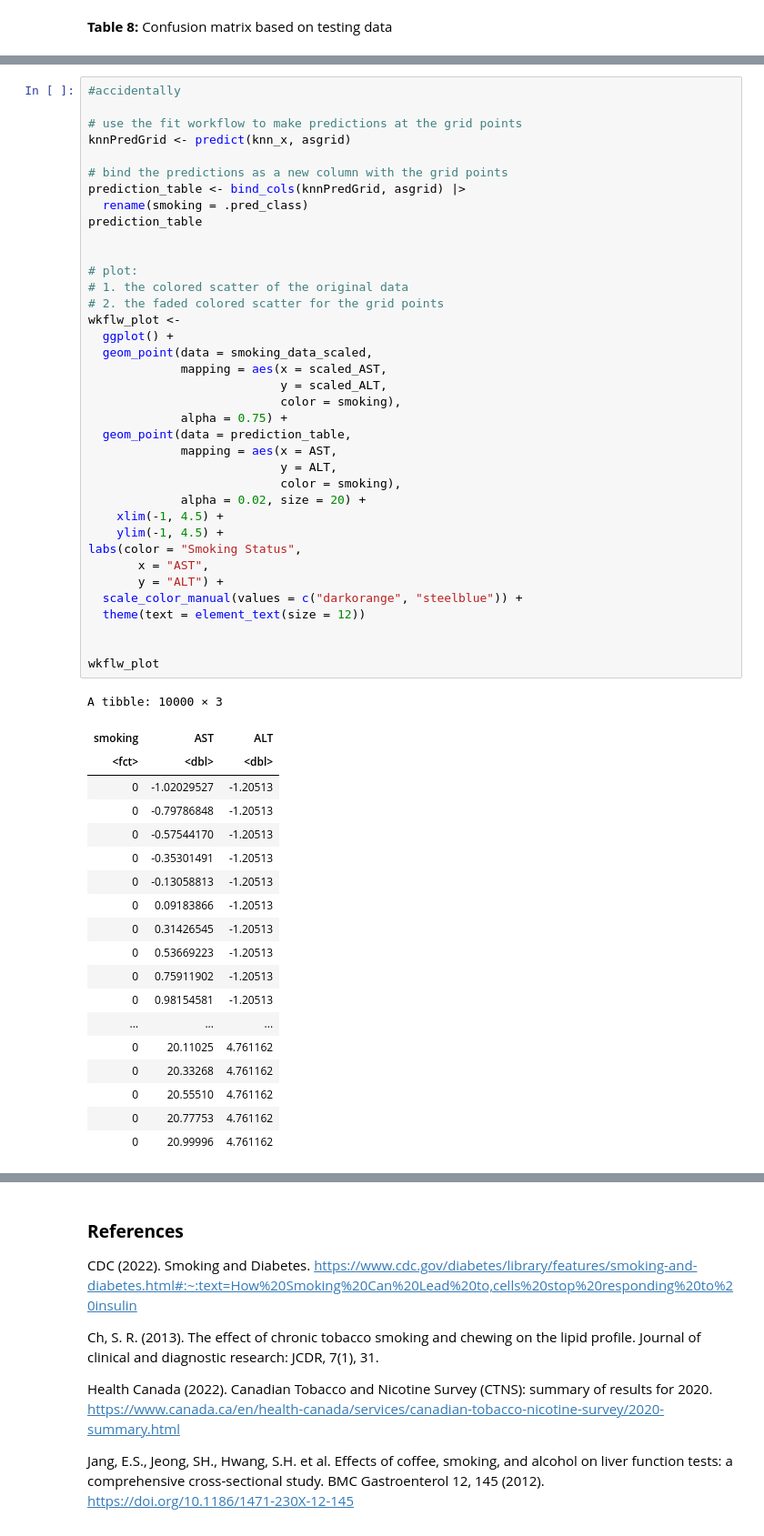
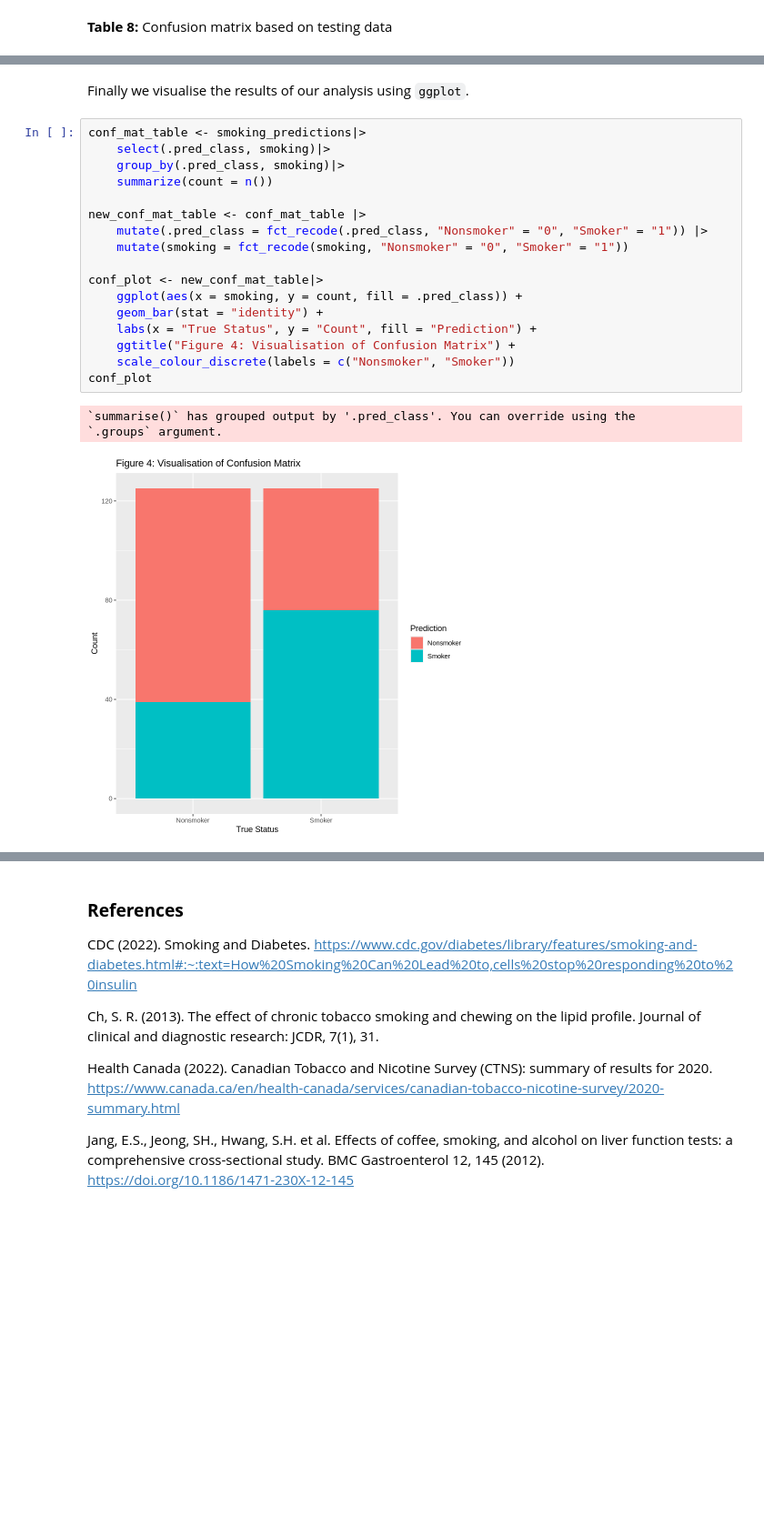
Before and after one commit to egreenall1/dsci100_group_project, a Jupyter notebook: final_group_project.ipynb, the cells around one changed output, grey strips where cells are left out. Shown at 91% size. Cells and saved outputs as stored; diff of their text form; blank space fills up the shorter version.

```diff
--- a/final_group_project.ipynb
+++ b/final_group_project.ipynb
@@ -334,60 +332,26 @@ The classifier was 64.0% accurate and labelled 160/250 observations correctly. P
-# %%
-#accidentally
-
-# use the fit workflow to make predictions at the grid points
-knnPredGrid <- predict(knn_x, asgrid)
-
-# bind the predictions as a new column with the grid points
-prediction_table <- bind_cols(knnPredGrid, asgrid) |>
-  rename(smoking = .pred_class)
-prediction_table
-
-
-# plot:
-# 1. the colored scatter of the original data
-# 2. the faded colored scatter for the grid points
-wkflw_plot <-
-  ggplot() +
-  geom_point(data = smoking_data_scaled,
-             mapping = aes(x = scaled_AST,
-                           y = scaled_ALT,
-                           color = smoking),
-             alpha = 0.75) +
-  geom_point(data = prediction_table,
-             mapping = aes(x = AST,
-                           y = ALT,
-                           color = smoking),
-             alpha = 0.02, size = 20) +
-    xlim(-1, 4.5) +
-    ylim(-1, 4.5) +
-labs(color = "Smoking Status",
-       x = "AST",
-       y = "ALT") +
-  scale_color_manual(values = c("darkorange", "steelblue")) +
-  theme(text = element_text(size = 12))
-
-
-wkflw_plot
-# %% [output]
-A tibble: 10000 × 3
-| smoking | AST | ALT |
-| <fct> | <dbl> | <dbl> |
-| 0 | -1.02029527 | -1.20513 |
-| 0 | -0.79786848 | -1.20513 |
-| 0 | -0.57544170 | -1.20513 |
-| 0 | -0.35301491 | -1.20513 |
-| 0 | -0.13058813 | -1.20513 |
-| 0 | 0.09183866 | -1.20513 |
-| 0 | 0.31426545 | -1.20513 |
-| 0 | 0.53669223 | -1.20513 |
-| 0 | 0.75911902 | -1.20513 |
-| 0 | 0.98154581 | -1.20513 |
-| ... | ... | ... |
-| 0 | 20.11025 | 4.761162 |
-| 0 | 20.33268 | 4.761162 |
-| 0 | 20.55510 | 4.761162 |
-| 0 | 20.77753 | 4.761162 |
-| 0 | 20.99996 | 4.761162 |
+# %% [markdown]
+Finally we visualise the results of our analysis using `ggplot`.
+# %%
+conf_mat_table <- smoking_predictions|>
+    select(.pred_class, smoking)|>
+    group_by(.pred_class, smoking)|>
+    summarize(count = n())
+
+new_conf_mat_table <- conf_mat_table |>
+    mutate(.pred_class = fct_recode(.pred_class, "Nonsmoker" = "0", "Smoker" = "1")) |>
+    mutate(smoking = fct_recode(smoking, "Nonsmoker" = "0", "Smoker" = "1"))
+
+conf_plot <- new_conf_mat_table|>
+    ggplot(aes(x = smoking, y = count, fill = .pred_class)) +
+    geom_bar(stat = "identity") +
+    labs(x = "True Status", y = "Count", fill = "Prediction") +
+    ggtitle("Figure 4: Visualisation of Confusion Matrix") +
+    scale_colour_discrete(labels = c("Nonsmoker", "Smoker"))
+conf_plot
+# %% [output]
+`summarise()` has grouped output by '.pred_class'. You can override using the
+`.groups` argument.
+[figure, added]
 # %% [markdown]
 ### **Discussion**
 
```
Also changed, not shown: parts of 10 cells of this notebook.
